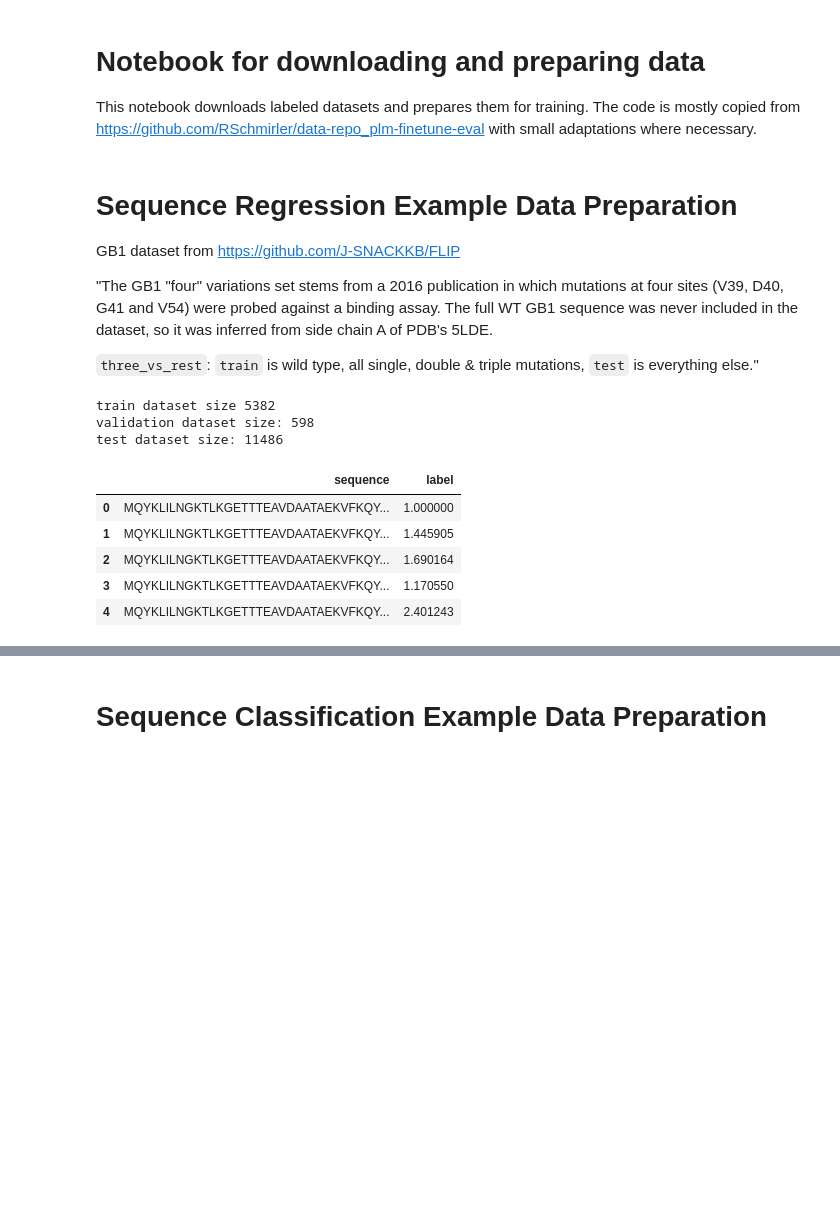
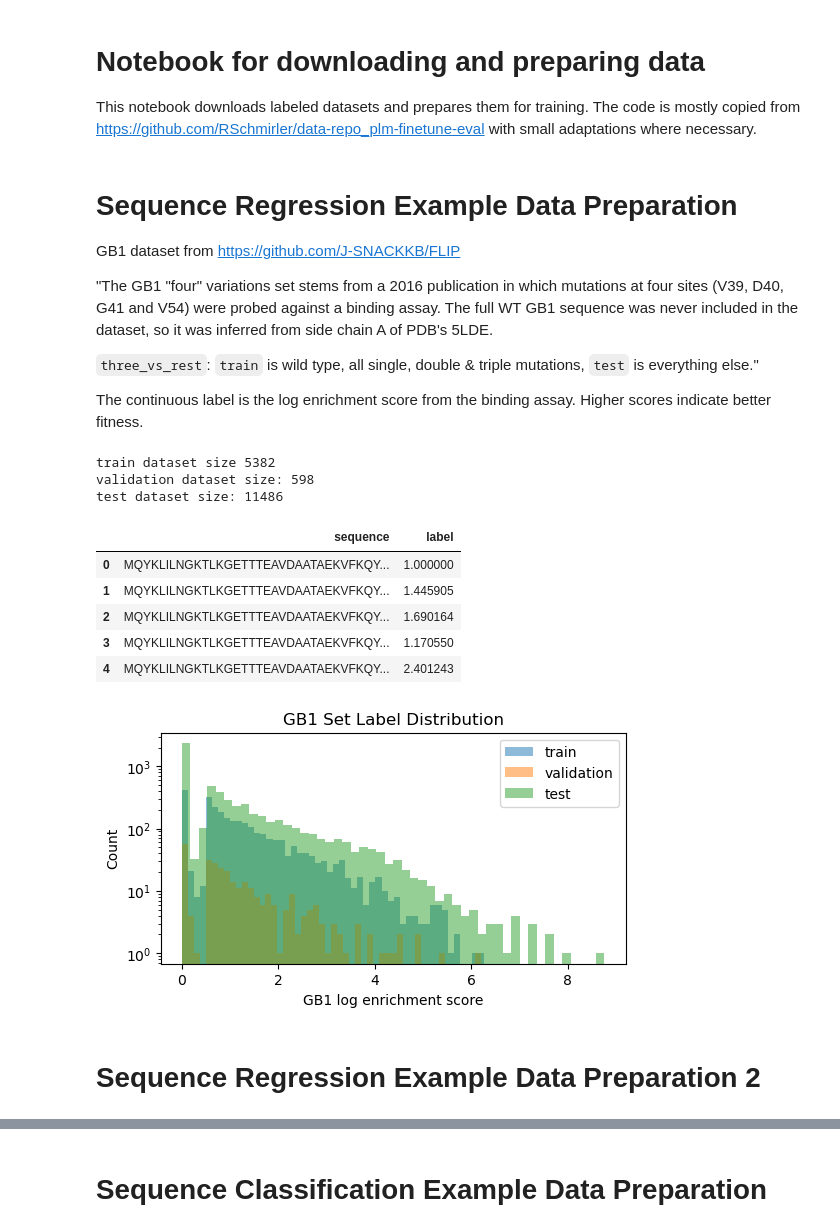
Before and after one commit to leerang77/PLM_finetune, a Jupyter notebook: data/prepare_data.ipynb, the cells around one changed output, grey strips where cells are left out. Saved outputs shown, nothing was run; the diff lists cells and outputs as text; code cells hidden in the pictures; blank space fills up the shorter version.

```diff
--- a/data/prepare_data.ipynb
+++ b/data/prepare_data.ipynb
@@ -2,13 +2,13 @@
 # Notebook for downloading and preparing data
 This notebook downloads labeled datasets and prepares them for training. The code is mostly copied from https://github.com/RSchmirler/data-repo_plm-finetune-eval with small adaptations where necessary.
 # %%
-# Define the function to download and prepare data
+# Define the function to download and prepare data from FLIP repository
 import requests
 import zipfile
 from io import BytesIO
 import pandas as pd
 
-def download_data(url, file_name):
+def download_data(url, file_name, keep_columns = ["sequence","label"]):
     """Download and prepare data from a zipped CSV file."""
     # Download the zip file
     response = requests.get(url)
@@ -25,8 +25,9 @@ def download_data(url, file_name):
     train=train_valid_df[train_valid_df.validation!=True].reset_index(drop=True)
     valid=train_valid_df[train_valid_df.validation==True].reset_index(drop=True)
 
-    keep_columns = ["sequence","label"]
-    return train[keep_columns], valid[keep_columns], test[keep_columns]
+    if keep_columns is not None:
+        return train[keep_columns], valid[keep_columns], test[keep_columns]
+    return train, valid, test
 # %% [markdown]
 # Sequence Regression Example Data Preparation
 GB1 dataset from https://github.com/J-SNACKKB/FLIP
@@ -34,26 +35,44 @@ GB1 dataset from https://github.com/J-SNACKKB/FLIP
 "The GB1 "four" variations set stems from a 2016 publication in which mutations at four sites (V39, D40, G41 and V54) were probed against a binding assay. The full WT GB1 sequence was never included in the dataset, so it was inferred from side chain A of PDB's 5LDE.
 
 `three_vs_rest`: `train` is wild type, all single, double & triple mutations, `test` is everything else."
+
+The continuous label is the log enrichment score from the binding assay. Higher scores indicate better fitness.
 # %%
+# Download GB1 dataset
 GB1_URL = 'https://github.com/J-SNACKKB/FLIP/raw/main/splits/gb1/splits.zip'
 GB1_FILENAME = 'splits/three_vs_rest.csv'
 GB1_train_df, GB1_valid_df, GB1_test_df = download_data(GB1_URL, GB1_FILENAME)
-
-# Print dataset info
-print("train dataset size", GB1_train_df.size)
-print("validation dataset size:", GB1_valid_df.size)
-print("test dataset size:", GB1_test_df.size)
-# %% [output]
-train dataset size 5382
-validation dataset size: 598
-test dataset size: 11486
 # %%
+# Dataset info
+
+# Print dataset info
+print("train dataset size", GB1_train_df.size)
+print("validation dataset size:", GB1_valid_df.size)
+print("test dataset size:", GB1_test_df.size)
+
+# Visualize label distribution
+from matplotlib import pyplot as plt
+plt.figure(figsize=(6,3))
+plt.hist(GB1_train_df.label, bins=50, alpha=0.5, label='train')
+plt.hist(GB1_valid_df.label, bins=50, alpha=0.5, label='validation')
+plt.hist(GB1_test_df.label, bins=50, alpha=0.5, label='test')
+plt.legend()
+plt.yscale("log")
+plt.xlabel("GB1 log enrichment score")
+plt.ylabel("Count")
+plt.title("GB1 Set Label Distribution")
+
+# Show first few rows of training data
 GB1_train_df.head()
 # %% [output]
+train dataset size 5382
+validation dataset size: 598
+test dataset size: 11486
 |  | sequence | label |
 | 0 | MQYKLILNGKTLKGETTTEAVDAATAEKVFKQY... | 1.000000 |
 | 1 | MQYKLILNGKTLKGETTTEAVDAATAEKVFKQY... | 1.445905 |
 | 2 | MQYKLILNGKTLKGETTTEAVDAATAEKVFKQY... | 1.690164 |
 | 3 | MQYKLILNGKTLKGETTTEAVDAATAEKVFKQY... | 1.170550 |
 | 4 | MQYKLILNGKTLKGETTTEAVDAATAEKVFKQY... | 2.401243 |
+[figure, added]
 # %%
@@ -62,3 +82,5 @@ os.makedirs("training_data/gb1", exist_ok=True)
 GB1_train_df.to_csv("training_data/gb1/gb1_seq_regression_train.csv",index=False)
 GB1_valid_df.to_csv("training_data/gb1/gb1_seq_regression_validation.csv",index=False)
 GB1_test_df.to_csv("training_data/gb1/gb1_seq_regression_test.csv",index=False)
+# %% [markdown]
+# Sequence Regression Example Data Preparation 2
```
Also changed, not shown: parts of 22 cells of this notebook.
